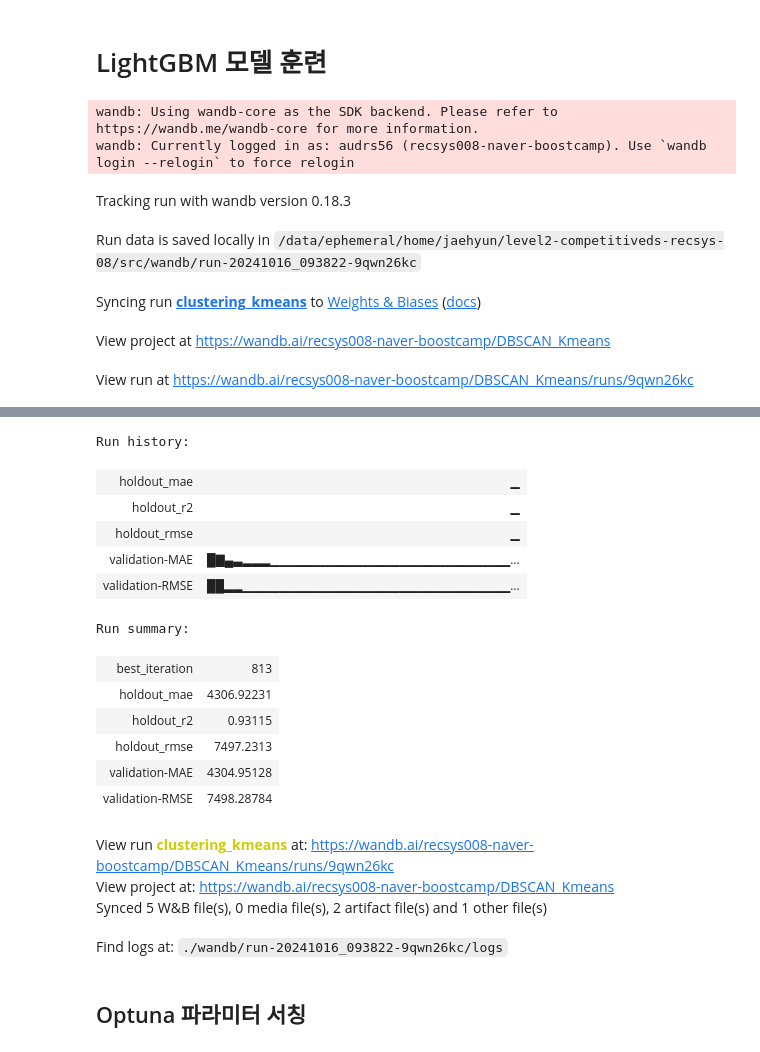
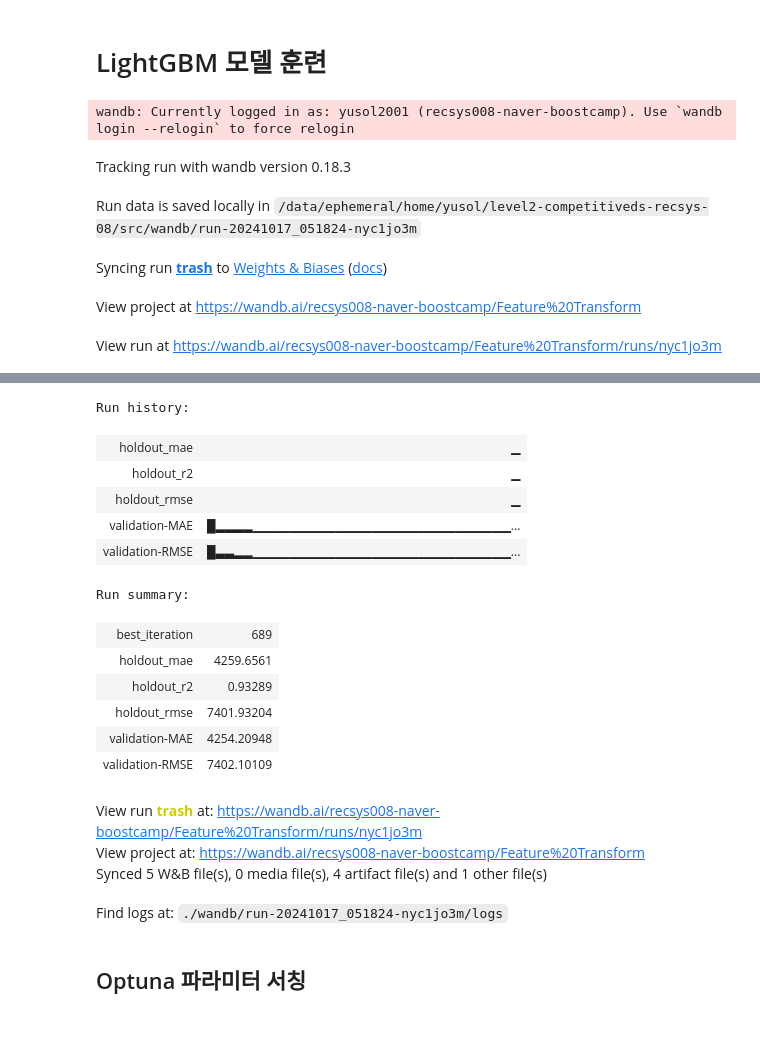
Before and after one commit to boostcampaitech7/level2-competitiveds-recsys-08, a Jupyter notebook: src/baseline.ipynb, the cells around one changed output, grey strips where cells are left out. Drawn from its saved outputs; the diff is of its cells as text; code cells hidden in the pictures.

```diff
--- a/src/baseline.ipynb
+++ b/src/baseline.ipynb
@@ -150,3 +156,13 @@ test_data['nearest_park_area'] = ft.nearest_park_area(apart_coords_test, park_co
+# %%
+# 각 레벨에 대해 다른 거리 범위를 설정
+distance_kms = {
+    'elementary': 1,  # 1km 이내
+    'middle': 5,      # 3km 이내
+    'high': 5         # 5km 이내
+}
+
+train_data = ft.map_school_level_counts(train_data, school, distance_kms, n_jobs=8)
+test_data = ft.map_school_level_counts(test_data, school, distance_kms, n_jobs=8)
 # %% [markdown]
 # Holdout 데이터셋 설정 (예: 2023년 7월부터 12월까지의 데이터)
 # %%
@@ -279,33 +268,17 @@ X_holdout.head()
 ## 피처 선택
 # %%
 # 피처 선택
-train_columns = ['area_m2', 'contract_year_month', 'contract_day', 'floor', 'built_year', 'latitude', 'longitude',
-              'nearest_subway_distance', 'nearest_elementary_distance', 'nearest_middle_distance', 'nearest_high_distance', 'nearest_park_distance', 'nearest_park_area', 'cluster']
+train_columns = ['area_m2', 'contract_year_month', 'floor', 'built_year', 'latitude', 'longitude', 'cluster',
+                 'nearest_subway_distance', 'nearest_elementary_distance', 'nearest_middle_distance',
+                 'nearest_high_distance', 'park_density', 'elementary', 'middle', 'high']
+
 X_train = X_train[train_columns]
 X_holdout = X_holdout[train_columns]
-X_test = X_test[train_columns]
 # %% [markdown]
 # LightGBM 모델 훈련
 # %%
-# 플롯 제목 통일을 위해 커스텀 콜백 설정
-def custom_wandb_callback():
-    def callback(env):
-        for data_name, metric_name, value, _ in env.evaluation_result_list:
-            # 메트릭 이름 변경
-            if metric_name == 'l1':
-                metric_name = 'MAE'
-            elif metric_name == 'rmse':
-                metric_name = 'RMSE'
-
-            # 로그 이름 생성
-            log_name = f"{data_name}-{metric_name}"
-
-            # wandb에 로그 기록
-            wandb.log({log_name: value}, step=env.iteration)
-    return callback
-
 # wandb 초기화
-wandb.init(project="DBSCAN_Kmeans", name="clustering_kmeans", entity="recsys008-naver-boostcamp")  # 실험명에 따라 name, entity 등 변경해주기!!
+wandb.init(project="Feature Transform", name="trash", entity="recsys008-naver-boostcamp")  # 실험명에 따라 name, entity 등 변경해주기!!
 
 # LightGBM 파라미터 설정
 lgb_params = {
@@ -338,12 +311,12 @@ lgb_model = lgb.train(
     callbacks=[
         lgb.early_stopping(stopping_rounds=50),
         lgb.log_evaluation(period=100),
-        custom_wandb_callback()
+        lgb_wandb_callback()
     ]
 )
 
 # 특성 중요도 로깅
-lgb_log_summary(lgb_model)
+log_summary(lgb_model)
 
 # Holdout 데이터 예측 - validation 데이터에 대해 가장 좋았던 iteration 사용
 lgb_holdout_pred = lgb_model.predict(X_holdout, num_iteration=lgb_model.best_iteration)
@@ -369,11 +342,10 @@ print(f"R²: {lgb_holdout_r2:.2f}")
 # wandb 실험 종료
 wandb.finish()
 # %% [output]
-wandb: Using wandb-core as the SDK backend. Please refer to https://wandb.me/wandb-core for more information.
-wandb: Currently logged in as: audrs56 (recsys008-naver-boostcamp). Use `wandb login --relogin` to force relogin
+wandb: Currently logged in as: yusol2001 (recsys008-naver-boostcamp). Use `wandb login --relogin` to force relogin
 Tracking run with wandb version 0.18.3
-Run data is saved locally in /data/ephemeral/home/jaehyun/level2-competitiveds-recsys-08/src/wandb/run-20241016_093822-9qwn26kc
+Run data is saved locally in /data/ephemeral/home/yusol/level2-competitiveds-recsys-08/src/wandb/run-20241017_051824-nyc1jo3m
-Syncing run clustering_kmeans to Weights & Biases (docs)
+Syncing run trash to Weights & Biases (docs)
-View project at https://wandb.ai/recsys008-naver-boostcamp/DBSCAN_Kmeans
+View project at https://wandb.ai/recsys008-naver-boostcamp/Feature%20Transform
-View run at https://wandb.ai/recsys008-naver-boostcamp/DBSCAN_Kmeans/runs/9qwn26kc
+View run at https://wandb.ai/recsys008-naver-boostcamp/Feature%20Transform/runs/nyc1jo3m
 Training until validation scores don't improve for 50 rounds
@@ -393,21 +364,21 @@ RMSE: 7497.23
 R²: 0.93
 Run history:
 | holdout_mae | ▁ |
 | holdout_r2 | ▁ |
 | holdout_rmse | ▁ |
-| validation-MAE | █▇▄▃▂▂▂▁▁▁▁▁▁▁▁▁▁▁▁▁▁▁▁▁▁▁▁▁▁▁▁▁▁... |
-| validation-RMSE | ██▂▂▁▁▁▁▁▁▁▁▁▁▁▁▁▁▁▁▁▁▁▁▁▁▁▁▁▁▁▁▁... |
+| validation-MAE | █▂▂▂▂▁▁▁▁▁▁▁▁▁▁▁▁▁▁▁▁▁▁▁▁▁▁▁▁▁▁▁▁... |
+| validation-RMSE | █▃▃▂▂▁▁▁▁▁▁▁▁▁▁▁▁▁▁▁▁▁▁▁▁▁▁▁▁▁▁▁▁... |
 Run summary:
-| best_iteration | 813 |
-| holdout_mae | 4306.92231 |
-| holdout_r2 | 0.93115 |
-| holdout_rmse | 7497.2313 |
-| validation-MAE | 4304.95128 |
-| validation-RMSE | 7498.28784 |
+| best_iteration | 689 |
+| holdout_mae | 4259.6561 |
+| holdout_r2 | 0.93289 |
+| holdout_rmse | 7401.93204 |
+| validation-MAE | 4254.20948 |
+| validation-RMSE | 7402.10109 |
-View run clustering_kmeans at: https://wandb.ai/recsys008-naver-boostcamp/DBSCAN_Kmeans/runs/9qwn26kc
-View project at: https://wandb.ai/recsys008-naver-boostcamp/DBSCAN_Kmeans
-Synced 5 W&B file(s), 0 media file(s), 2 artifact file(s) and 1 other file(s)
+View run trash at: https://wandb.ai/recsys008-naver-boostcamp/Feature%20Transform/runs/nyc1jo3m
+View project at: https://wandb.ai/recsys008-naver-boostcamp/Feature%20Transform
+Synced 5 W&B file(s), 0 media file(s), 4 artifact file(s) and 1 other file(s)
-Find logs at: ./wandb/run-20241016_093822-9qwn26kc/logs
+Find logs at: ./wandb/run-20241017_051824-nyc1jo3m/logs
 # %% [markdown]
 ## Optuna 파라미터 서칭
 # %%
```
Also changed, not shown: parts of 26 cells of this notebook, 3 other files.
